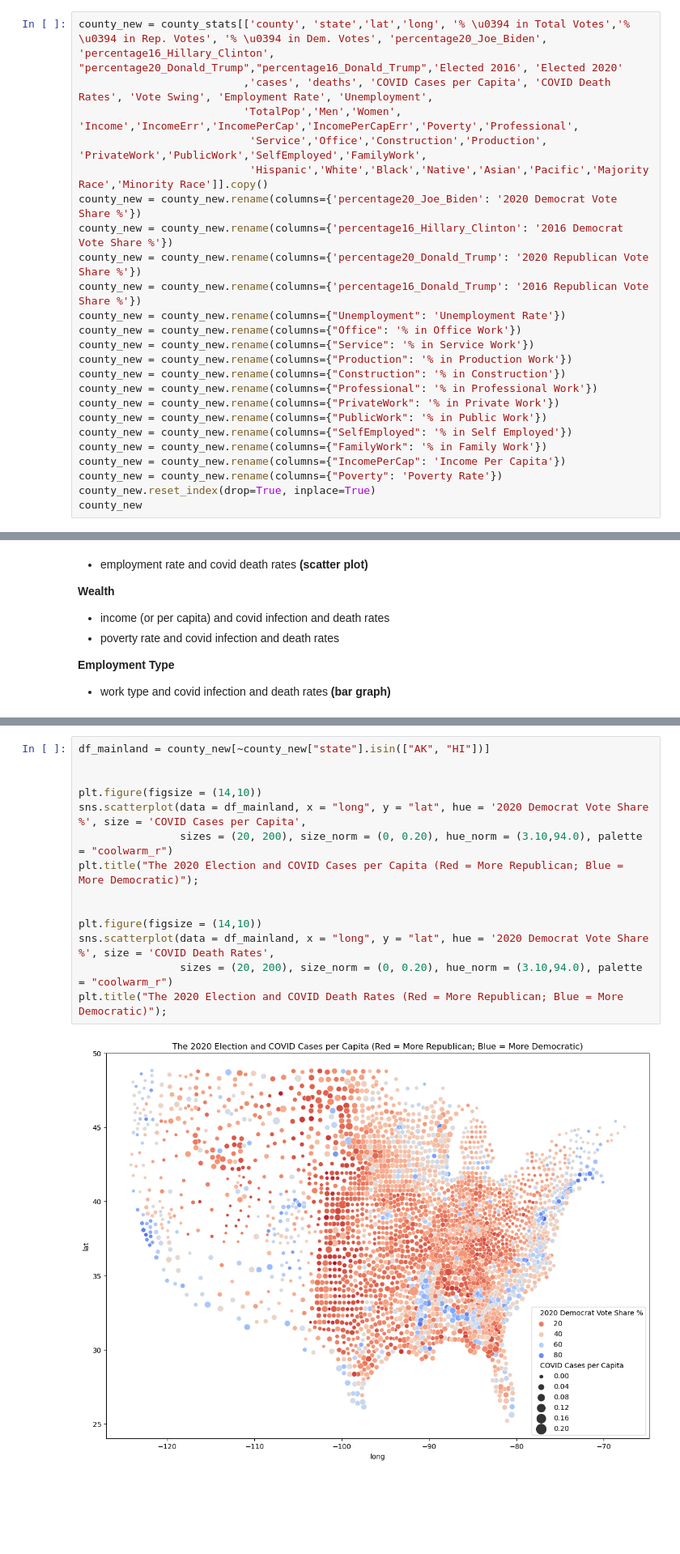
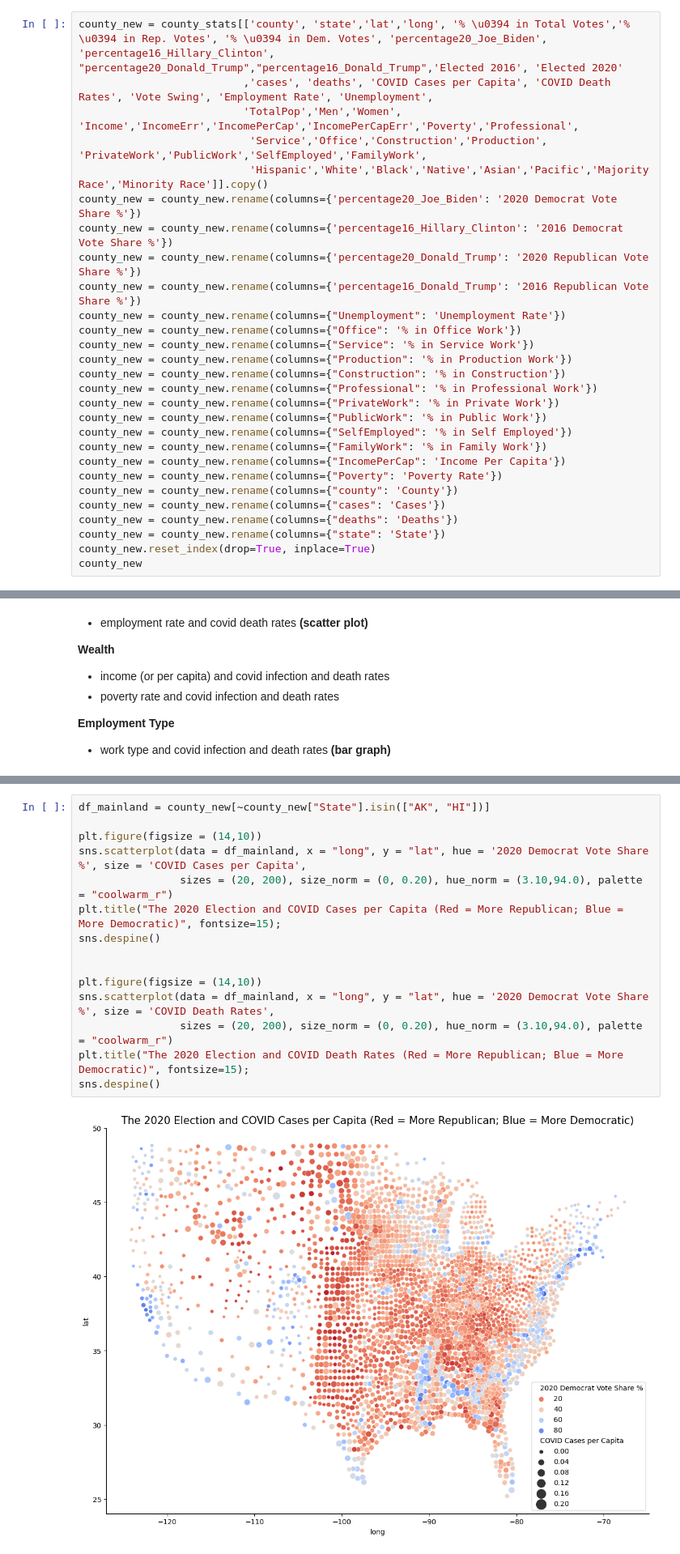
Before and after one commit to anoornazri/225-Project-1, a Jupyter notebook: Project 1.ipynb, the cells around one changed output, grey strips where cells are left out. Shown at 81% size. Drawn from its saved outputs; the diff is of its cells as text; blank space fills up the shorter version.

Commit message:
added more graphs and formatted previous graphs

```diff
--- a/Project 1.ipynb
+++ b/Project 1.ipynb
@@ -159,6 +136,10 @@ county_new = county_new.rename(columns={"SelfEmployed": '% in Self Employed'})
 county_new = county_new.rename(columns={"FamilyWork": '% in Family Work'})
 county_new = county_new.rename(columns={"IncomePerCap": 'Income Per Capita'})
 county_new = county_new.rename(columns={"Poverty": 'Poverty Rate'})
+county_new = county_new.rename(columns={"county": 'County'})
+county_new = county_new.rename(columns={"cases": 'Cases'})
+county_new = county_new.rename(columns={"deaths": 'Deaths'})
+county_new = county_new.rename(columns={"state": 'State'})
 county_new.reset_index(drop=True, inplace=True)
 county_new
 # %% [output]
@@ -399,18 +404,19 @@ fig.show()
 # %% [output]
 [interactive output not drawn]
 # %%
-df_mainland = county_new[~county_new["state"].isin(["AK", "HI"])]
-
+df_mainland = county_new[~county_new["State"].isin(["AK", "HI"])]
 
 plt.figure(figsize = (14,10))
 sns.scatterplot(data = df_mainland, x = "long", y = "lat", hue = '2020 Democrat Vote Share %', size = 'COVID Cases per Capita',
                 sizes = (20, 200), size_norm = (0, 0.20), hue_norm = (3.10,94.0), palette = "coolwarm_r")
-plt.title("The 2020 Election and COVID Cases per Capita (Red = More Republican; Blue = More Democratic)");
+plt.title("The 2020 Election and COVID Cases per Capita (Red = More Republican; Blue = More Democratic)", fontsize=15);
+sns.despine()
 
 
 plt.figure(figsize = (14,10))
 sns.scatterplot(data = df_mainland, x = "long", y = "lat", hue = '2020 Democrat Vote Share %', size = 'COVID Death Rates',
                 sizes = (20, 200), size_norm = (0, 0.20), hue_norm = (3.10,94.0), palette = "coolwarm_r")
-plt.title("The 2020 Election and COVID Death Rates (Red = More Republican; Blue = More Democratic)");
+plt.title("The 2020 Election and COVID Death Rates (Red = More Republican; Blue = More Democratic)", fontsize=15);
+sns.despine()
 # %% [output]
-[figure, old version]
+[figure, new version]
```
Also changed, not shown: parts of 18 cells of this notebook.
